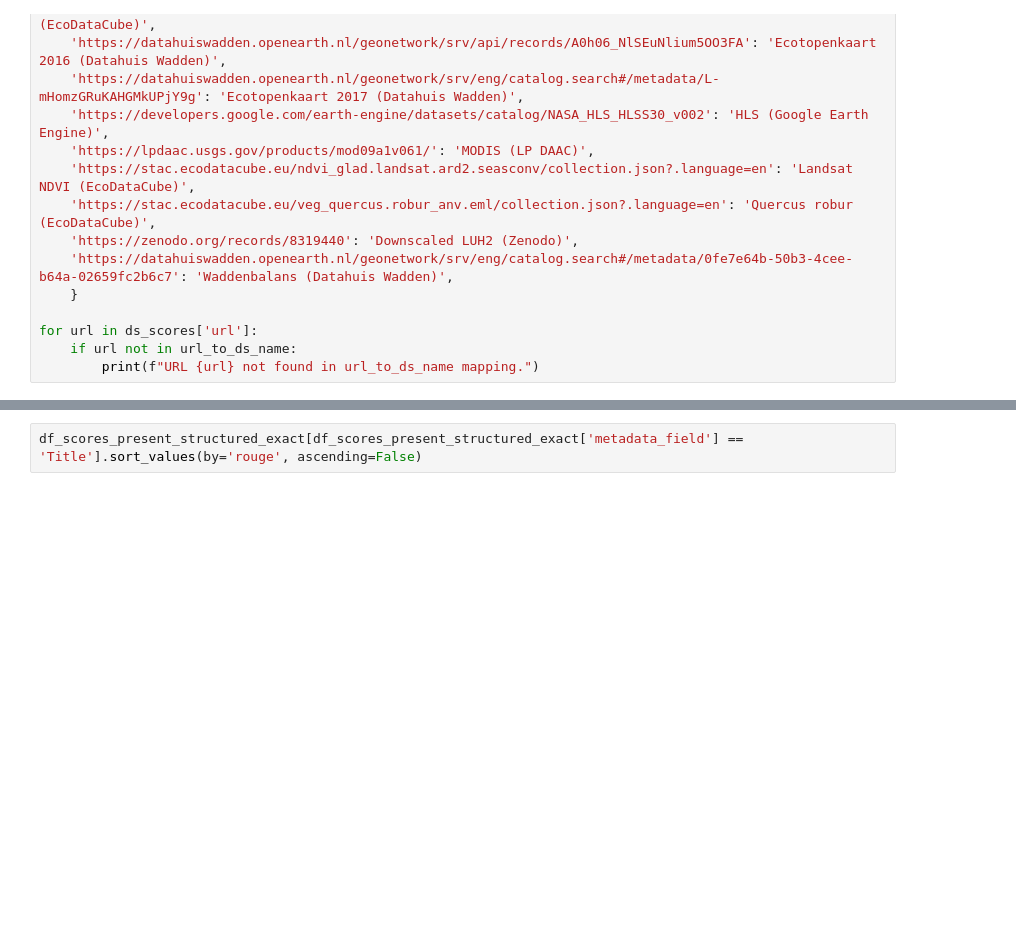
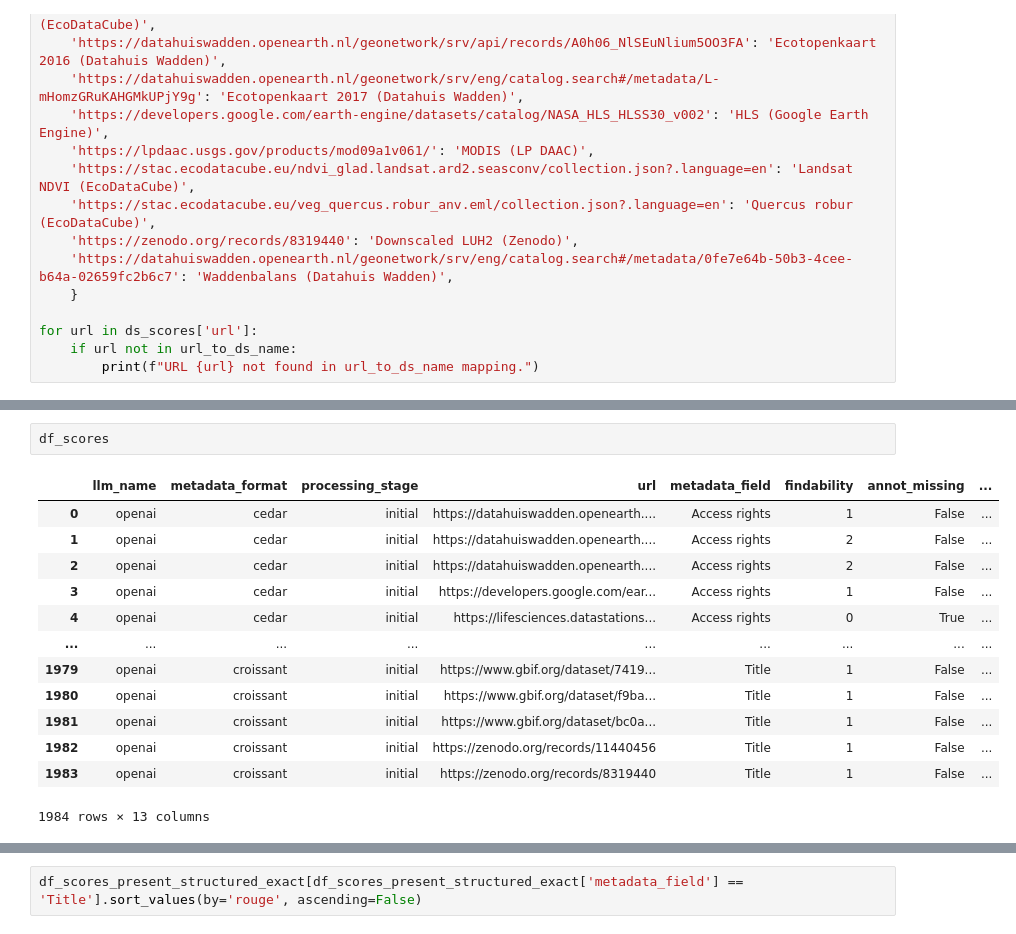
Before and after one commit to LTER-LIFE/meta-knowledge-harvesting, a Jupyter notebook: Evaluate LLM output.ipynb, the cells around one changed output, grey strips where cells are left out. Saved outputs shown, nothing was run; the diff lists cells and outputs as text; blank space fills up the shorter version.

```diff
--- a/Evaluate LLM output.ipynb
+++ b/Evaluate LLM output.ipynb
@@ -200,2 +262,18 @@ Index(['url', 'llm_name', 'metadata_format', 'findability', 'metadata_field',
       dtype='object')
+# %%
+df_scores
+# %% [output]
+|  | llm_name | metadata_format | processing_stage | url | metadata_field | findability | annot_missing | ... |
+| 0 | openai | cedar | initial | https://datahuiswadden.openearth.... | Access rights | 1 | False | ... |
+| 1 | openai | cedar | initial | https://datahuiswadden.openearth.... | Access rights | 2 | False | ... |
+| 2 | openai | cedar | initial | https://datahuiswadden.openearth.... | Access rights | 2 | False | ... |
+| 3 | openai | cedar | initial | https://developers.google.com/ear... | Access rights | 1 | False | ... |
+| 4 | openai | cedar | initial | https://lifesciences.datastations... | Access rights | 0 | True | ... |
+| ... | ... | ... | ... | ... | ... | ... | ... | ... |
+| 1979 | openai | croissant | initial | https://www.gbif.org/dataset/7419... | Title | 1 | False | ... |
+| 1980 | openai | croissant | initial | https://www.gbif.org/dataset/f9ba... | Title | 1 | False | ... |
+| 1981 | openai | croissant | initial | https://www.gbif.org/dataset/bc0a... | Title | 1 | False | ... |
+| 1982 | openai | croissant | initial | https://zenodo.org/records/11440456 | Title | 1 | False | ... |
+| 1983 | openai | croissant | initial | https://zenodo.org/records/8319440 | Title | 1 | False | ... |
+1984 rows × 13 columns
 # %%
```
Also changed, not shown: parts of 7 cells of this notebook, 1 other file.
